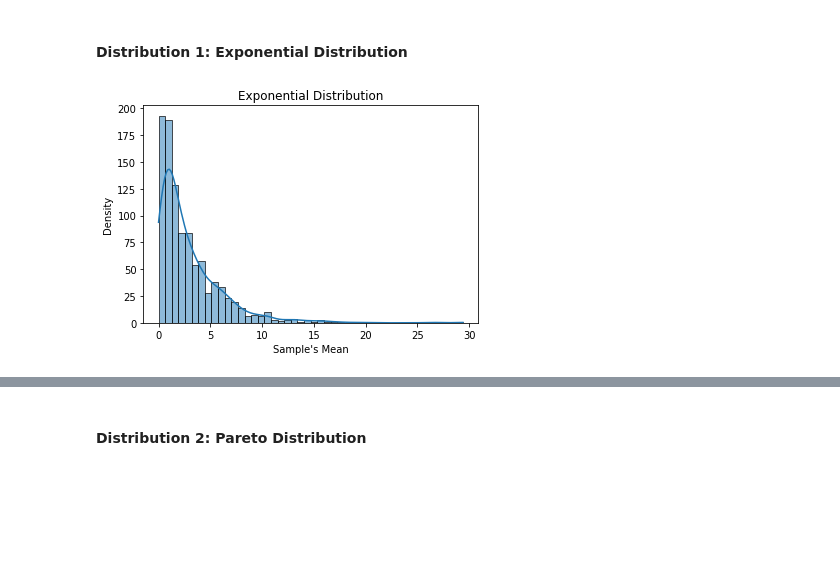
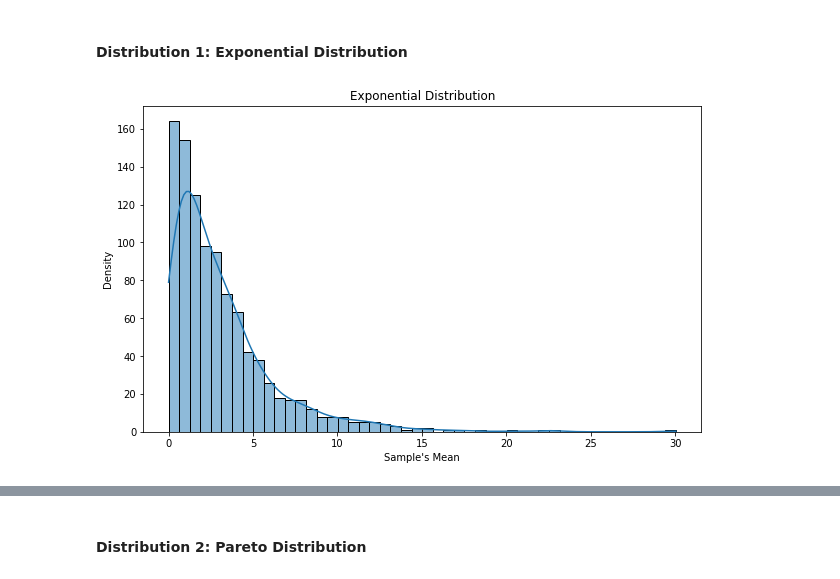
Before and after one commit to Hadi-loo/Introduction-to-Data-Science-Course, a Jupyter notebook: CA1. Tools for Statistical Analysis/statistical analysis.ipynb, the cells around one changed output, grey strips where cells are left out. Drawn from its saved outputs; the diff is of its cells as text; code cells hidden in the pictures; blank space fills up the shorter version.

```diff
--- a/CA1. Tools for Statistical Analysis/statistical analysis.ipynb
+++ b/CA1. Tools for Statistical Analysis/statistical analysis.ipynb
@@ -313,13 +313,14 @@ In this section, we first choose 3 different distributions and take samples from
 #### Distribution 1: Exponential Distribution
 # %%
 exp_sample = np.random.exponential(scale = 3, size=1000)
+plt.figure(figsize=(10, 6))
 sns.histplot(exp_sample, kde=True)
 plt.xlabel('Sample\'s Mean')
 plt.ylabel('Density')
 plt.title('Exponential Distribution')
 plt.show()
 # %% [output]
-[figure, old version]
+[figure, new version]
 # %%
 def exponential_distribution_mean_sampling(sampling_rate: int, sample_size: int):
     mean_samples = []
```
Also changed, not shown: parts of 14 cells of this notebook.
